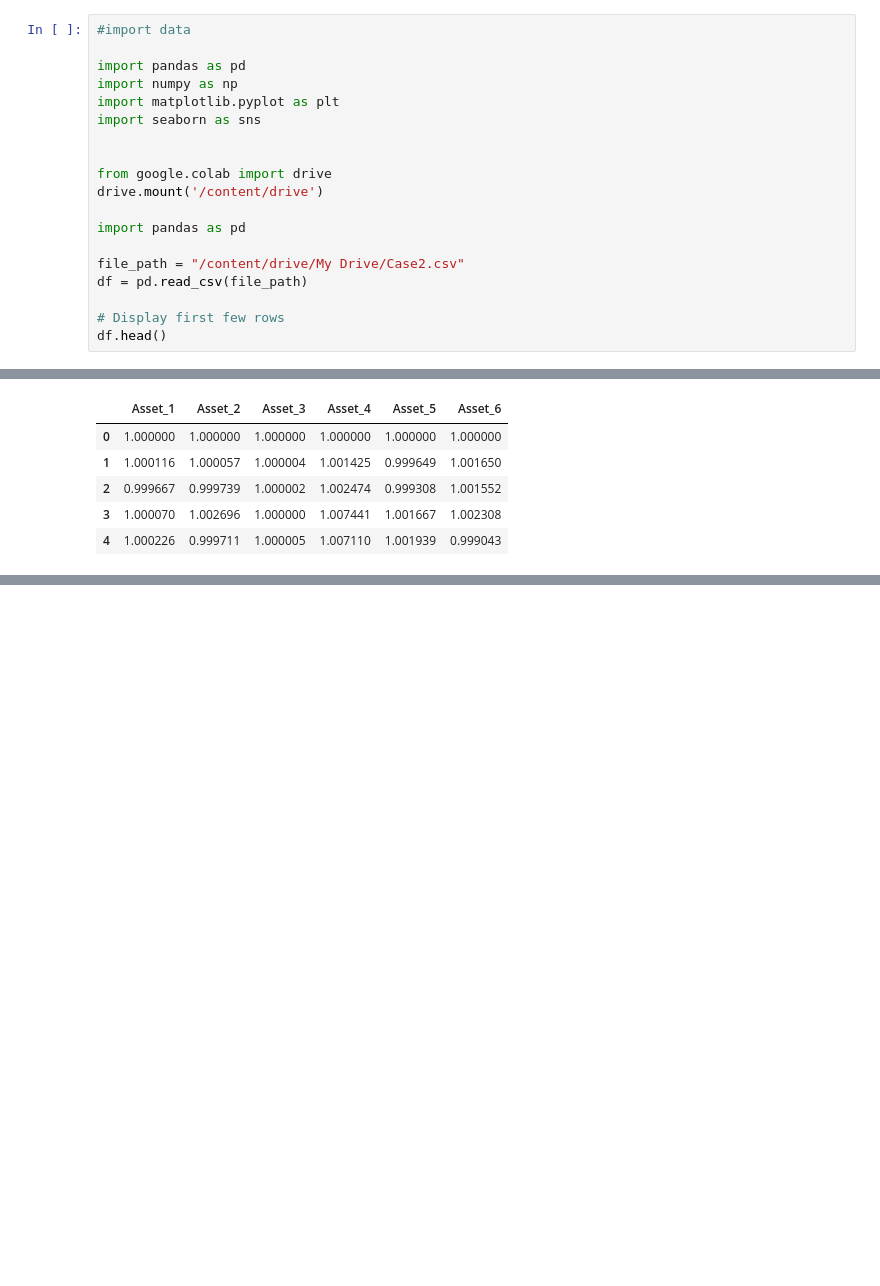
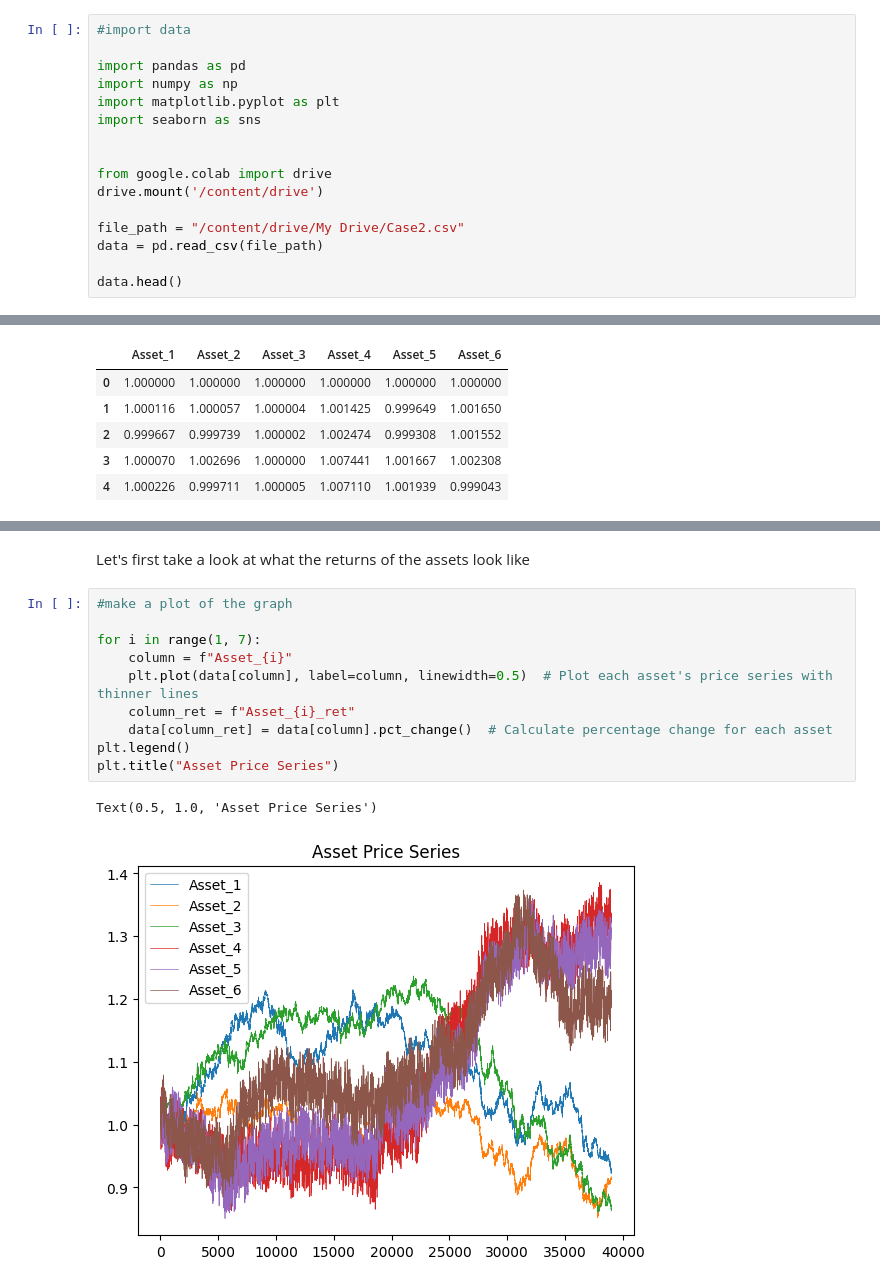
Before and after one commit to yassiehsani/git-tutorial, a Jupyter notebook: UTC_Case_II.ipynb, the cells around one changed output, grey strips where cells are left out. Drawn from its saved outputs; the diff is of its cells as text; blank space fills up the shorter version.

```diff
--- a/UTC_Case_II.ipynb
+++ b/UTC_Case_II.ipynb
@@ -50,13 +12,10 @@ import seaborn as sns
 from google.colab import drive
 drive.mount('/content/drive')
 
-import pandas as pd
+file_path = "/content/drive/My Drive/Case2.csv"
+data = pd.read_csv(file_path)
 
-file_path = "/content/drive/My Drive/Case2.csv"
-df = pd.read_csv(file_path)
-
-# Display first few rows
-df.head()
+data.head()
 # %% [output]
 Drive already mounted at /content/drive; to attempt to forcibly remount, call drive.mount("/content/drive", force_remount=True).
 |  | Asset_1 | Asset_2 | Asset_3 | Asset_4 | Asset_5 | Asset_6 |
@@ -196,0 +27,15 @@ Streaming output truncated to the last 5000 lines.
+# %% [markdown]
+Let's first take a look at what the returns of the assets look like
+# %%
+#make a plot of the graph
+
+for i in range(1, 7):
+    column = f"Asset_{i}"
+    plt.plot(data[column], label=column, linewidth=0.5)  # Plot each asset's price series with thinner lines
+    column_ret = f"Asset_{i}_ret"
+    data[column_ret] = data[column].pct_change()  # Calculate percentage change for each asset
+plt.legend()
+plt.title("Asset Price Series")
+# %% [output]
+Text(0.5, 1.0, 'Asset Price Series')
+[figure, added]
```
Also changed, not shown: parts of 33 cells of this notebook.
